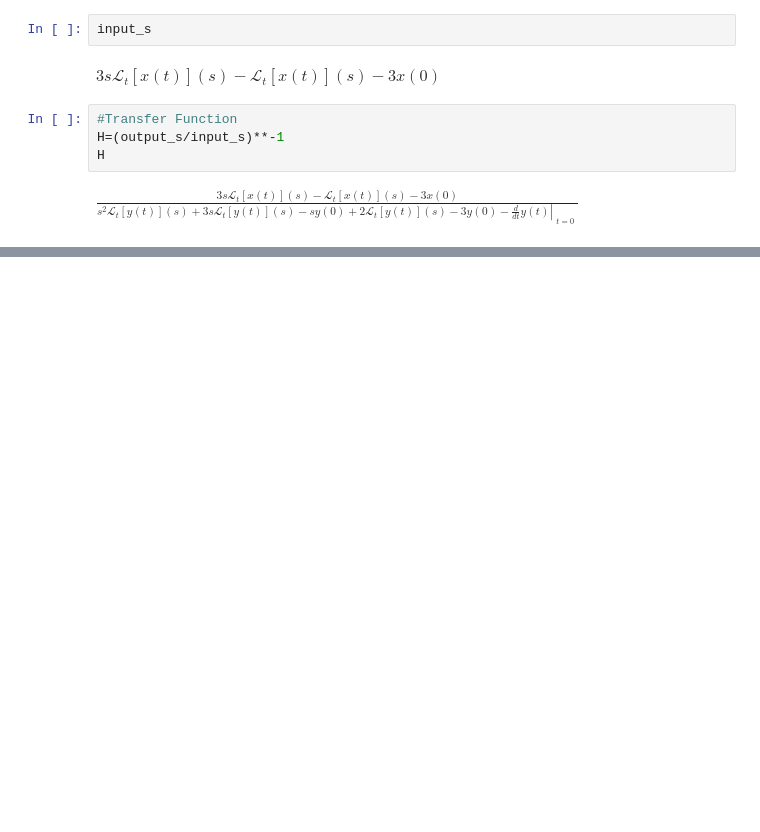
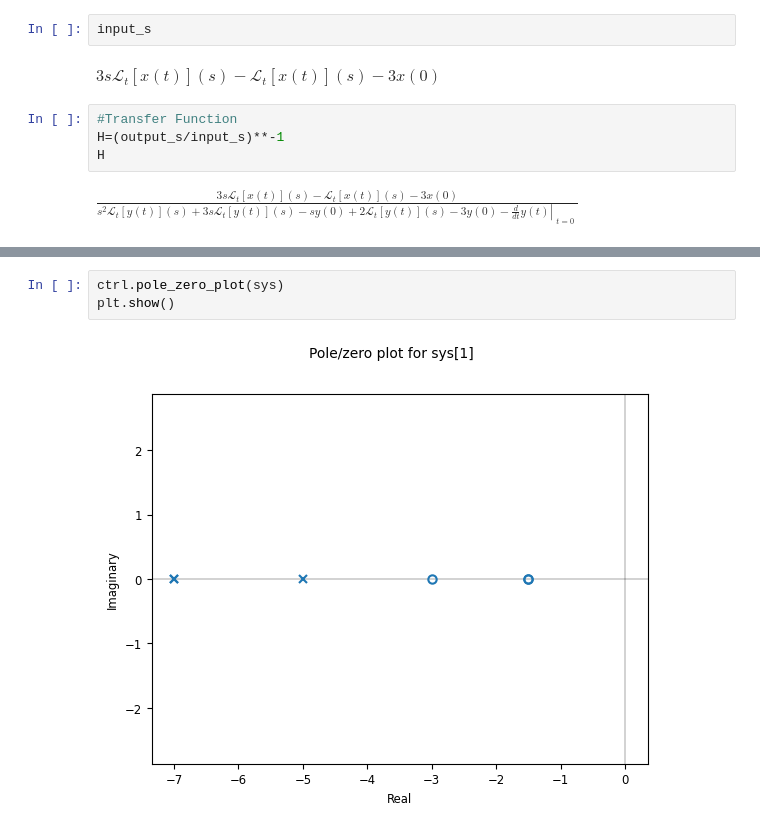
Before and after one commit to ODARI-CHARLES1/ControlEngineering-Notebook, a Jupyter notebook: Notebooks/TransferFunction/Transfer_Function.ipynb, the cells around one changed output, grey strips where cells are left out. Saved outputs shown, nothing was run; the diff lists cells and outputs as text; blank space fills up the shorter version.

Commit message:
Chore: getting zeros,poles,dc gain of transfer function and pole zero plots

```diff
--- a/Notebooks/TransferFunction/Transfer_Function.ipynb
+++ b/Notebooks/TransferFunction/Transfer_Function.ipynb
@@ -39,0 +63,5 @@ $\displaystyle \frac{3 s \mathcal{L}_{t}\left[x{\left(t \right)}\right]\left(s\r
+# %%
+ctrl.pole_zero_plot(sys)
+plt.show()
+# %% [output]
+[figure, added]
```
Also changed, not shown: parts of 10 cells of this notebook.
